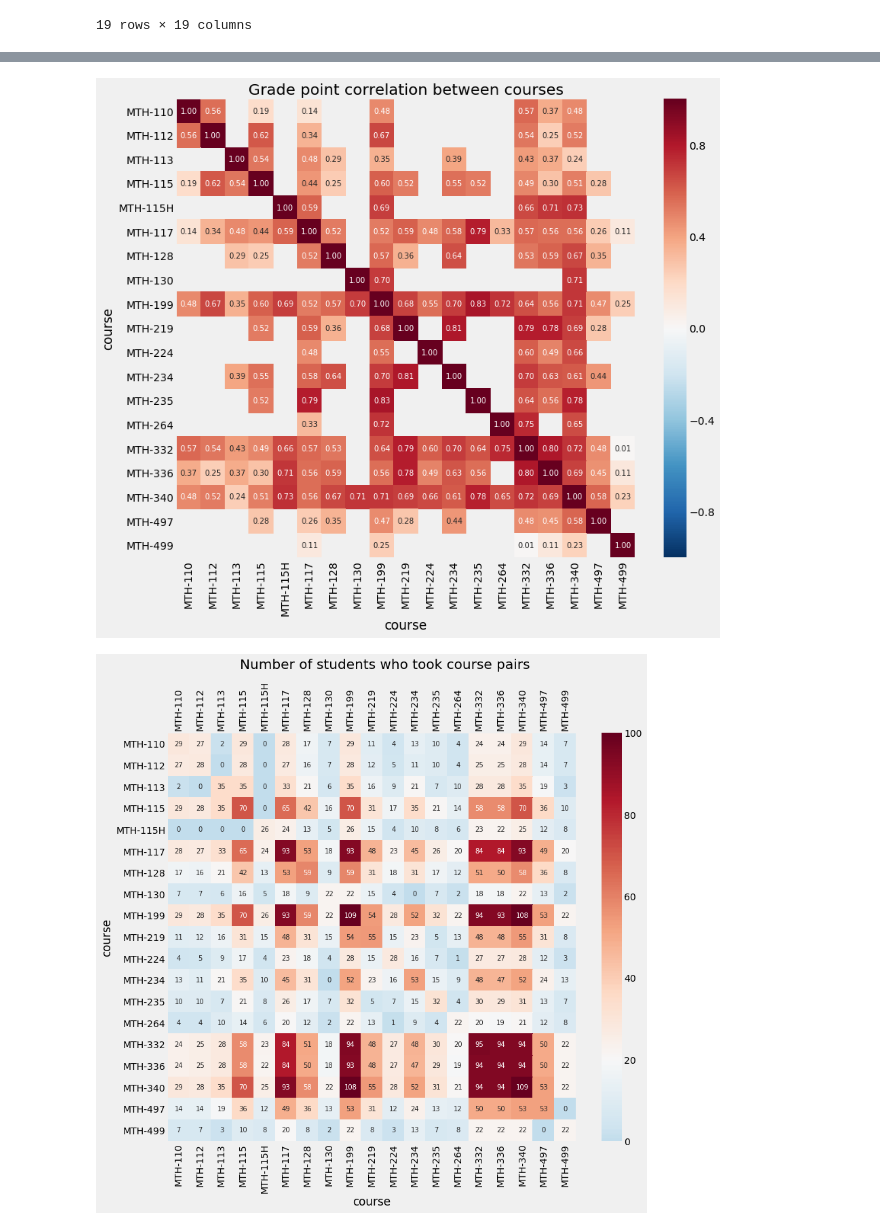
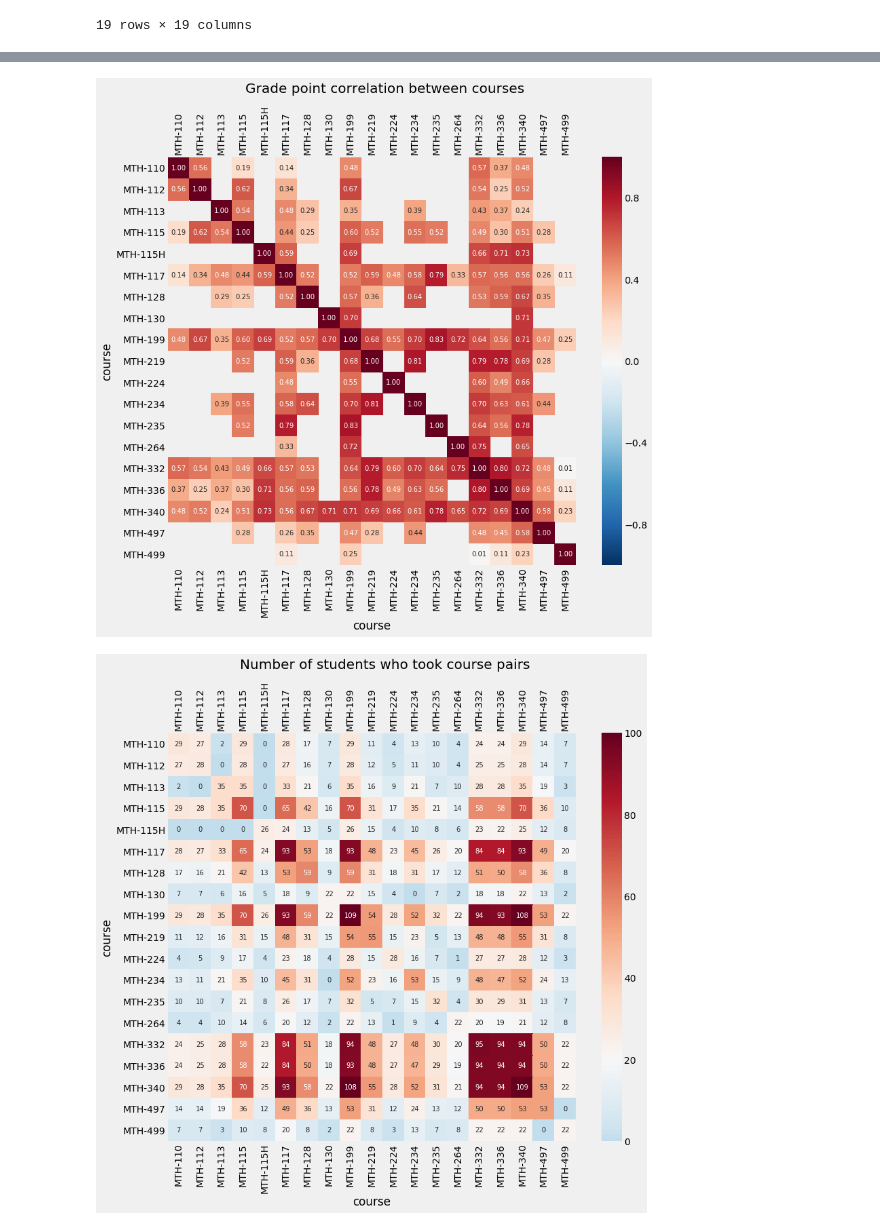
Before and after one commit to pmgasper/union_students, a Jupyter notebook: nb04_hypothesis_testing.ipynb, the cells around one changed output, grey strips where cells are left out. Saved outputs shown, nothing was run; the diff lists cells and outputs as text; code cells hidden in the pictures.

```diff
--- a/nb04_hypothesis_testing.ipynb
+++ b/nb04_hypothesis_testing.ipynb
@@ -422,11 +435,11 @@ point_id_course_pt = (grades
                       .filter(lambda group: len(group) >= min_count)
                       .pivot_table('point', 'id', 'course', aggfunc='mean')
                      )
-# Correlation
-corr_data = point_id_course_pt.corr(min_periods=min_periods)
+# Correlation matrix
+corr_matrix = point_id_course_pt.corr(min_periods=min_periods)
 
 with pd.option_context('display.float_format', '{:,.2f}'.format):
-    display(corr_data)
+    display(corr_matrix)
 # %% [output]
 | course | MTH-110 | MTH-112 | MTH-113 | MTH-115 | MTH-115H | MTH-117 | MTH-128 | MTH-130 | MTH-199 | MTH-219 | MTH-224 | ... |
 | course |  |  |  |  |  |  |  |  |  |  |  | ... |
@@ -484,18 +454,21 @@ Greatest course pair correlations
 # %%
 # Grade point correlation by course pair
 #   Blank squares had < min_period pairings
 fig = plt.figure(figsize=(12, 12))
-ax = (sns.heatmap(corr_data,
+ax = (sns.heatmap(corr_matrix,
                   vmin=-1, vmax=1, center=0,
                   cmap='RdBu_r', cbar_kws={'shrink':0.86},
                   annot=True, fmt='.2f', annot_kws={'fontsize':10},
                   square=True
                  )
      )
-plt.title('Grade point correlation between courses')
+plt.suptitle('Grade point correlation between courses',
+             y=0.95, x=0.45, fontsize=20)
+ax.xaxis.set_tick_params(labeltop=True)
+plt.xticks(rotation=90)
 plt.show()
 # %% [output]
-[figure, old version]
+[figure, new version]
 # %%
 # Counts of times course pairs were taken by the same student
 n_courses = point_id_course_pt.shape[1]
```
Also changed, not shown: parts of 10 cells of this notebook.
